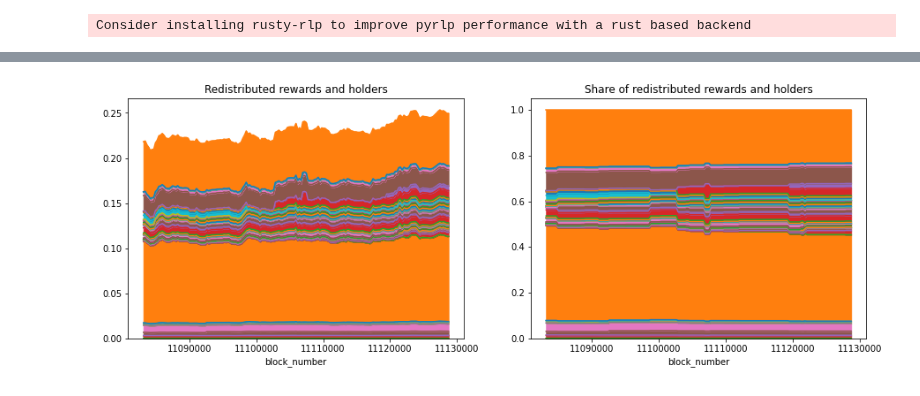
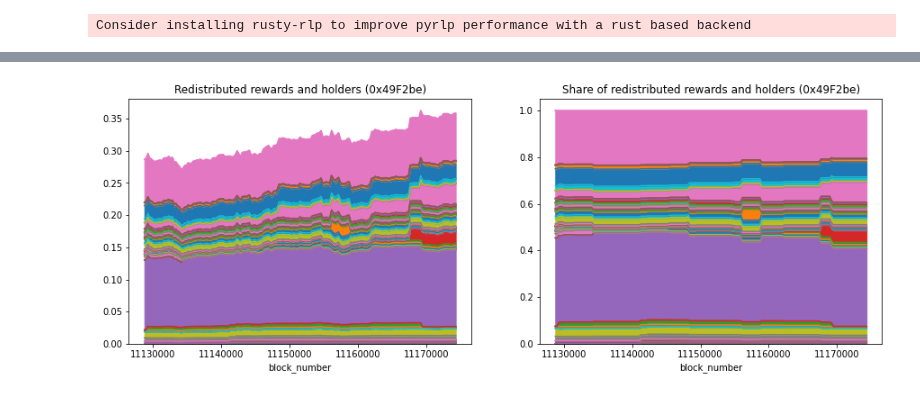
Before and after one commit to balancer/bal-mining-scripts, a Jupyter notebook: redistribute/redistribution.ipynb, the cells around one changed output, grey strips where cells are left out. Drawn from its saved outputs; the diff is of its cells as text; code cells hidden in the pictures.

Commit message:
add CRPs as redistributers; week 22 run

```diff
--- a/redistribute/redistribution.ipynb
+++ b/redistribute/redistribution.ipynb
@@ -11,7 +11,7 @@ from web3 import Web3
 import matplotlib.pyplot as plt
 
 
-WEEK = 21
+WEEK = 22
 WEEK_REPORTS_PATH = '../reports/' + str(WEEK)
 # %% [output]
 Consider installing rusty-rlp to improve pyrlp performance with a rust based backend
@@ -19,3 +19,21 @@ Consider installing rusty-rlp to improve pyrlp performance with a rust based bac
 # get receivers to redistribute
 redistributers_dict = json.load(open('redistribute.json'))
 redistributers_list = list(redistributers_dict.keys())
+# %%
+# get list of CRPs
+sql = 'SELECT pool FROM `blockchain-etl.ethereum_balancer.CRPFactory_event_LogNewCrp`'
+# Requires setting the environment variable GOOGLE_APPLICATION_CREDENTIALS
+# to the file path of the JSON file that contains a service account key
+# with access to the token_balances_subset view
+
+client = bigquery.Client()
+
+bqstorageclient = bigquery_storage.BigQueryReadClient()
+crps = (
+    client.query(sql)
+    .result()
+    .to_dataframe(bqstorage_client=bqstorageclient)
+)
+
+redistributers_list.extend(crps['pool'].drop_duplicates().apply(Web3.toChecksumAddress))
+print('Redistributers: {}'.format(redistributers_list))
@@ -135,17 +171,21 @@ redistribution_df['redistributer'] = redistribution_df['redistributer'].apply(We
 # %%
 redistribution_df.loc[redistribution_df['reward']<0,'reward'] = 0
 # %%
-fig, axs = plt.subplots(ncols=2, nrows=1, figsize=(15, 5))
-
-areaplot = redistribution_df.pivot(index='block_number', columns='share_holder', values='reward')
-areaplot.plot.area(legend=False, ax=axs[0],
-                   title='Redistributed rewards and holders');
-areaplot.divide(areaplot.sum(axis=1), axis=0).plot.area(legend=False, ax=axs[1],
-                                                        title='Share of redistributed rewards and holders');
-axs.flat[0].ticklabel_format(axis='x', style='plain')
-axs.flat[1].ticklabel_format(axis='x', style='plain')
+# fig, axs = plt.subplots(ncols=2, nrows=1, figsize=(15, 5))
+actual_redistributers = list(redistribution_df.redistributer.drop_duplicates())
+fig, axs = plt.subplots(ncols=2, nrows=len(actual_redistributers), figsize=(15, 5*len(actual_redistributers)))
+for i,t in enumerate(actual_redistributers):
+    areaplot = redistribution_df[redistribution_df.redistributer==t].pivot(index='block_number',
+                                                                           columns='share_holder',
+                                                                           values='reward')
+    areaplot.plot.area(legend=False, ax=axs[2*i],
+                       title='Redistributed rewards and holders ({})'.format(t[:8]));
+    areaplot.divide(areaplot.sum(axis=1), axis=0).plot.area(legend=False, ax=axs[2*i+1],
+                                                            title='Share of redistributed rewards and holders ({})'.format(t[:8]));
+    axs.flat[2*i].ticklabel_format(axis='x', style='plain')
+    axs.flat[2*i+1].ticklabel_format(axis='x', style='plain')
 # %% [output]
-[figure, old version]
+[figure, new version]
 # %%
 total_redistribution = redistribution_df.groupby('share_holder').sum()['reward']
 total_redistribution
```
Also changed, not shown: parts of 9 cells of this notebook.
